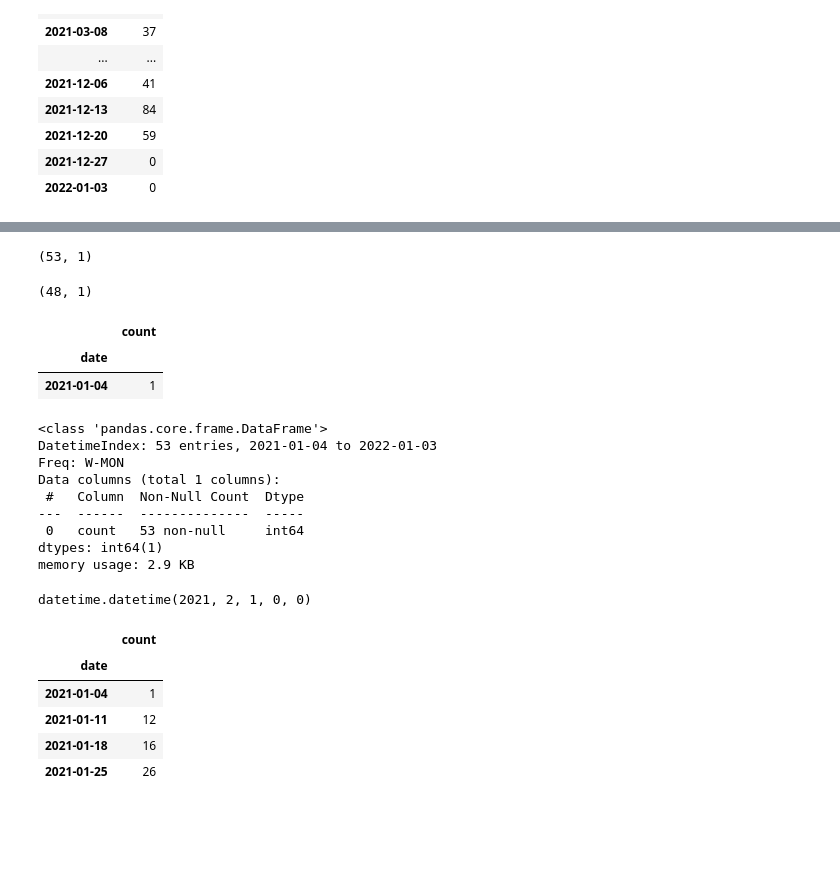
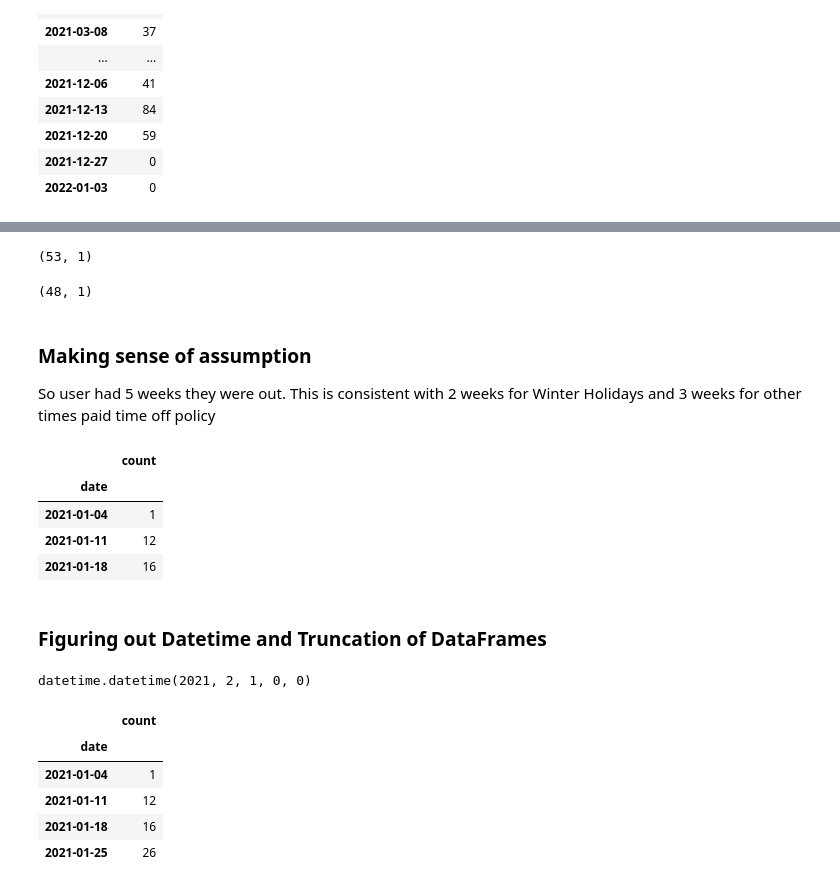
Before and after one commit to anastasia-pashkova/TDI_capstone, a Jupyter notebook: FINAL/aap_capstone_data_analysis_model.ipynb, the cells around one changed output, grey strips where cells are left out. Drawn from its saved outputs; the diff is of its cells as text; code cells hidden in the pictures; blank space fills up the shorter version.

```diff
--- a/FINAL/aap_capstone_data_analysis_model.ipynb
+++ b/FINAL/aap_capstone_data_analysis_model.ipynb
@@ -124,6 +132,7 @@ df_user1_weekly
 df_user1_weekly_over2 = df_user1_weekly[df_user1_weekly['count'] > 2]
-# %%
-df_user1_weekly.shape
-# %% [output]
-(53, 1)
+# %%
+# Before removing vacation weeks
+df_user1_weekly.shape
+# %% [output]
+(53, 1)
 # %%
@@ -130,32 +140,24 @@ df_user1_weekly.shape
 df_user1_weekly_over2.shape # so removed 5 rows
 # %% [output]
 (48, 1)
+# %% [markdown]
+### Making sense of assumption
+So user had 5 weeks they were out. This is consistent with 2 weeks for Winter Holidays and 3 weeks for other times paid time off policy
 # %%
-df_user1_weekly.head(1)
+df_user1_weekly.head(3)
 # %% [output]
 |  | count |
 | date |  |
 | 2021-01-04 | 1 |
+| 2021-01-11 | 12 |
+| 2021-01-18 | 16 |
-# %%
-# 2021-02-01
-
-df_user1_weekly.info()
-# %% [output]
-<class 'pandas.core.frame.DataFrame'>
-DatetimeIndex: 53 entries, 2021-01-04 to 2022-01-03
-Freq: W-MON
-Data columns (total 1 columns):
- #   Column  Non-Null Count  Dtype
----  ------  --------------  -----
- 0   count   53 non-null     int64
-dtypes: int64(1)
-memory usage: 2.9 KB
+# %% [markdown]
+### Figuring out Datetime and Truncation of DataFrames
 # %%
 dt_feb1 = datetime.datetime(2021, 2, 1)
+dt_feb1
+# %% [output]
+datetime.datetime(2021, 2, 1, 0, 0)
-# %%
-dt_feb1
-# %% [output]
-datetime.datetime(2021, 2, 1, 0, 0)
 # %%
 df_user1_weekly_jan = df_user1_weekly.loc['2020-12-31':'2021-01-31']
 # df.loc['2014-01-01':'2014-02-01']
```
Also changed, not shown: parts of 38 cells of this notebook.
